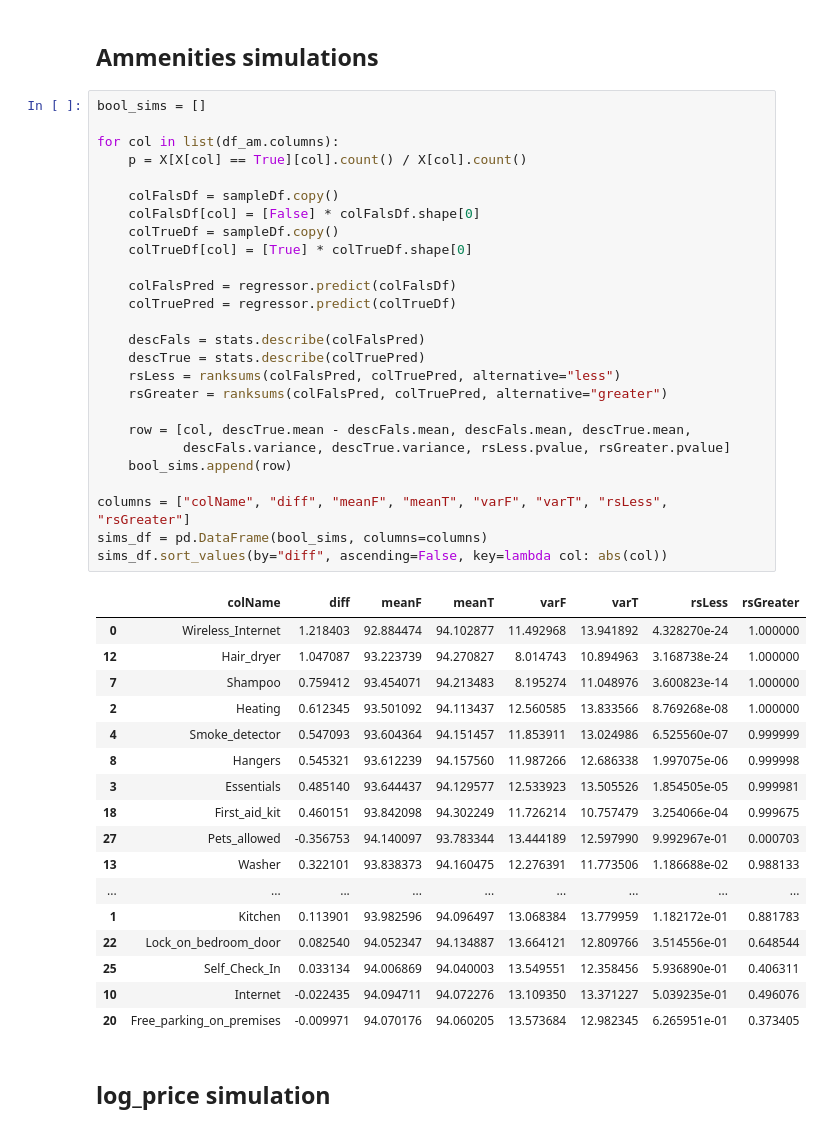
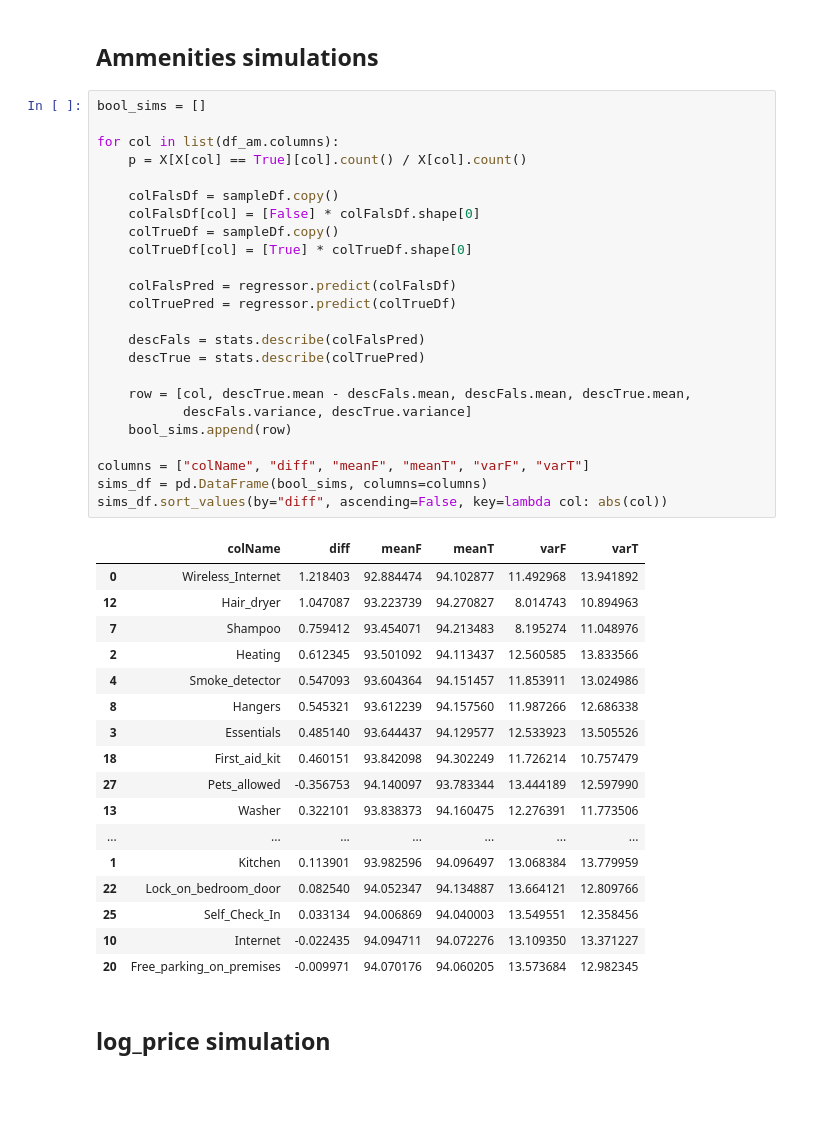
Before and after one commit to MarioJim/AirbnbAnalysis, a Jupyter notebook: 4_Simulation/randomforest_sim.ipynb, the cells around one changed output. Cells and saved outputs as stored; diff of their text form; blank space fills up the shorter version.

```diff
--- a/4_Simulation/randomforest_sim.ipynb
+++ b/4_Simulation/randomforest_sim.ipynb
@@ -49,47 +48,45 @@ sampleDf
 # %%
 bool_sims = []
 
 for col in list(df_am.columns):
     p = X[X[col] == True][col].count() / X[col].count()
 
     colFalsDf = sampleDf.copy()
     colFalsDf[col] = [False] * colFalsDf.shape[0]
     colTrueDf = sampleDf.copy()
     colTrueDf[col] = [True] * colTrueDf.shape[0]
 
     colFalsPred = regressor.predict(colFalsDf)
     colTruePred = regressor.predict(colTrueDf)
 
     descFals = stats.describe(colFalsPred)
     descTrue = stats.describe(colTruePred)
-    rsLess = ranksums(colFalsPred, colTruePred, alternative="less")
-    rsGreater = ranksums(colFalsPred, colTruePred, alternative="greater")
 
     row = [col, descTrue.mean - descFals.mean, descFals.mean, descTrue.mean,
-           descFals.variance, descTrue.variance, rsLess.pvalue, rsGreater.pvalue]
+           descFals.variance, descTrue.variance]
     bool_sims.append(row)
 
-columns = ["colName", "diff", "meanF", "meanT", "varF", "varT", "rsLess", "rsGreater"]
+columns = ["colName", "diff", "meanF", "meanT", "varF", "varT"]
 sims_df = pd.DataFrame(bool_sims, columns=columns)
 sims_df.sort_values(by="diff", ascending=False, key=lambda col: abs(col))
 # %% [output]
-|  | colName | diff | meanF | meanT | varF | varT | rsLess | rsGreater |
-| 0 | Wireless_Internet | 1.218403 | 92.884474 | 94.102877 | 11.492968 | 13.941892 | 4.328270e-24 | 1.000000 |
-| 12 | Hair_dryer | 1.047087 | 93.223739 | 94.270827 | 8.014743 | 10.894963 | 3.168738e-24 | 1.000000 |
-| 7 | Shampoo | 0.759412 | 93.454071 | 94.213483 | 8.195274 | 11.048976 | 3.600823e-14 | 1.000000 |
-| 2 | Heating | 0.612345 | 93.501092 | 94.113437 | 12.560585 | 13.833566 | 8.769268e-08 | 1.000000 |
-| 4 | Smoke_detector | 0.547093 | 93.604364 | 94.151457 | 11.853911 | 13.024986 | 6.525560e-07 | 0.999999 |
-| 8 | Hangers | 0.545321 | 93.612239 | 94.157560 | 11.987266 | 12.686338 | 1.997075e-06 | 0.999998 |
-| 3 | Essentials | 0.485140 | 93.644437 | 94.129577 | 12.533923 | 13.505526 | 1.854505e-05 | 0.999981 |
-| 18 | First_aid_kit | 0.460151 | 93.842098 | 94.302249 | 11.726214 | 10.757479 | 3.254066e-04 | 0.999675 |
-| 27 | Pets_allowed | -0.356753 | 94.140097 | 93.783344 | 13.444189 | 12.597990 | 9.992967e-01 | 0.000703 |
-| 13 | Washer | 0.322101 | 93.838373 | 94.160475 | 12.276391 | 11.773506 | 1.186688e-02 | 0.988133 |
-| ... | ... | ... | ... | ... | ... | ... | ... | ... |
-| 1 | Kitchen | 0.113901 | 93.982596 | 94.096497 | 13.068384 | 13.779959 | 1.182172e-01 | 0.881783 |
-| 22 | Lock_on_bedroom_door | 0.082540 | 94.052347 | 94.134887 | 13.664121 | 12.809766 | 3.514556e-01 | 0.648544 |
-| 25 | Self_Check_In | 0.033134 | 94.006869 | 94.040003 | 13.549551 | 12.358456 | 5.936890e-01 | 0.406311 |
-| 10 | Internet | -0.022435 | 94.094711 | 94.072276 | 13.109350 | 13.371227 | 5.039235e-01 | 0.496076 |
-| 20 | Free_parking_on_premises | -0.009971 | 94.070176 | 94.060205 | 13.573684 | 12.982345 | 6.265951e-01 | 0.373405 |
+|  | colName | diff | meanF | meanT | varF | varT |
+| 0 | Wireless_Internet | 1.218403 | 92.884474 | 94.102877 | 11.492968 | 13.941892 |
+| 12 | Hair_dryer | 1.047087 | 93.223739 | 94.270827 | 8.014743 | 10.894963 |
+| 7 | Shampoo | 0.759412 | 93.454071 | 94.213483 | 8.195274 | 11.048976 |
+| 2 | Heating | 0.612345 | 93.501092 | 94.113437 | 12.560585 | 13.833566 |
+| 4 | Smoke_detector | 0.547093 | 93.604364 | 94.151457 | 11.853911 | 13.024986 |
+| 8 | Hangers | 0.545321 | 93.612239 | 94.157560 | 11.987266 | 12.686338 |
+| 3 | Essentials | 0.485140 | 93.644437 | 94.129577 | 12.533923 | 13.505526 |
+| 18 | First_aid_kit | 0.460151 | 93.842098 | 94.302249 | 11.726214 | 10.757479 |
+| 27 | Pets_allowed | -0.356753 | 94.140097 | 93.783344 | 13.444189 | 12.597990 |
+| 13 | Washer | 0.322101 | 93.838373 | 94.160475 | 12.276391 | 11.773506 |
+| ... | ... | ... | ... | ... | ... | ... |
+| 1 | Kitchen | 0.113901 | 93.982596 | 94.096497 | 13.068384 | 13.779959 |
+| 22 | Lock_on_bedroom_door | 0.082540 | 94.052347 | 94.134887 | 13.664121 | 12.809766 |
+| 25 | Self_Check_In | 0.033134 | 94.006869 | 94.040003 | 13.549551 | 12.358456 |
+| 10 | Internet | -0.022435 | 94.094711 | 94.072276 | 13.109350 | 13.371227 |
+| 20 | Free_parking_on_premises | -0.009971 | 94.070176 | 94.060205 | 13.573684 | 12.982345 |
 # %% [markdown]
 ## log_price simulation
 # %%
```
Also changed, not shown: parts of 4 cells of this notebook.
